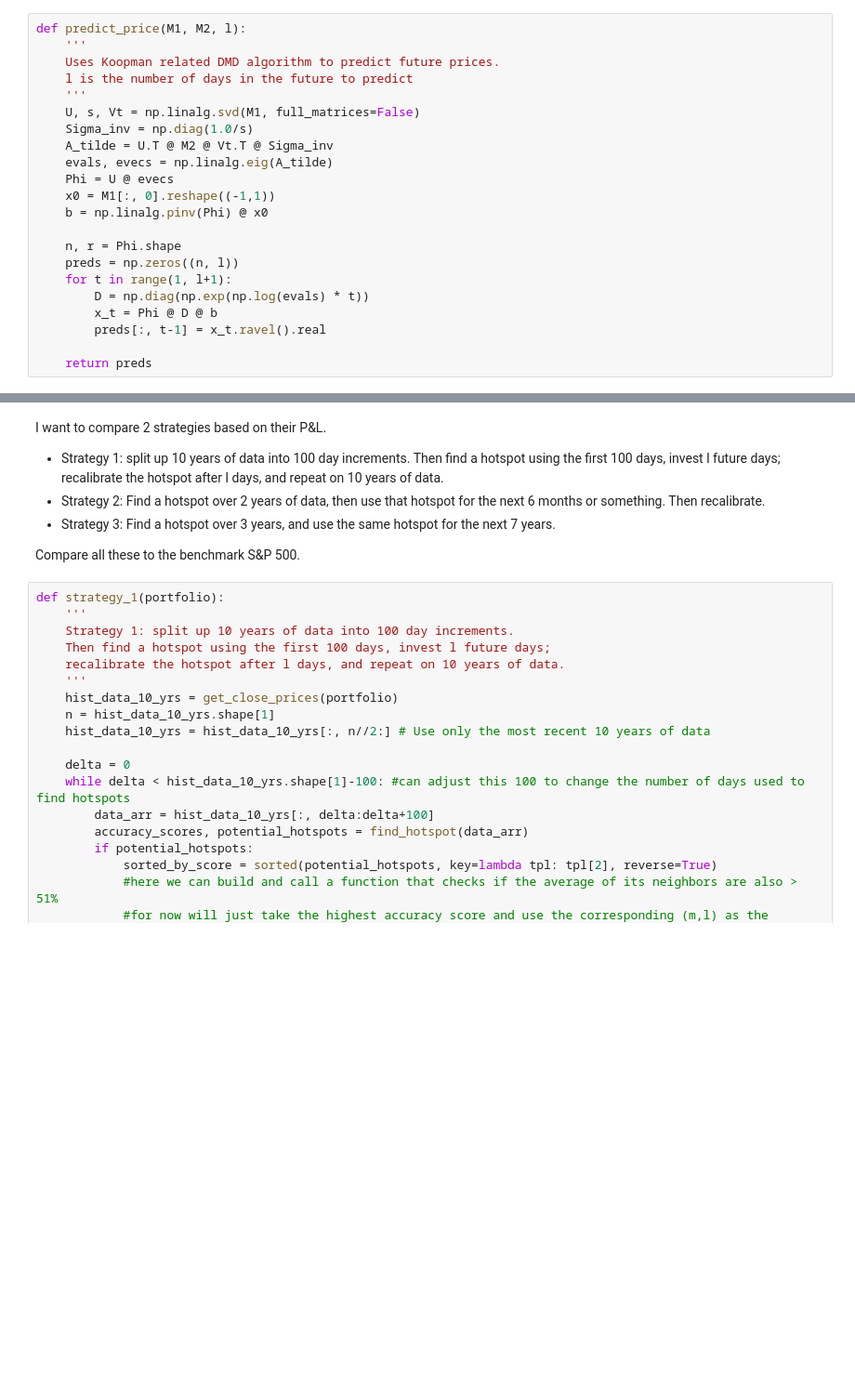
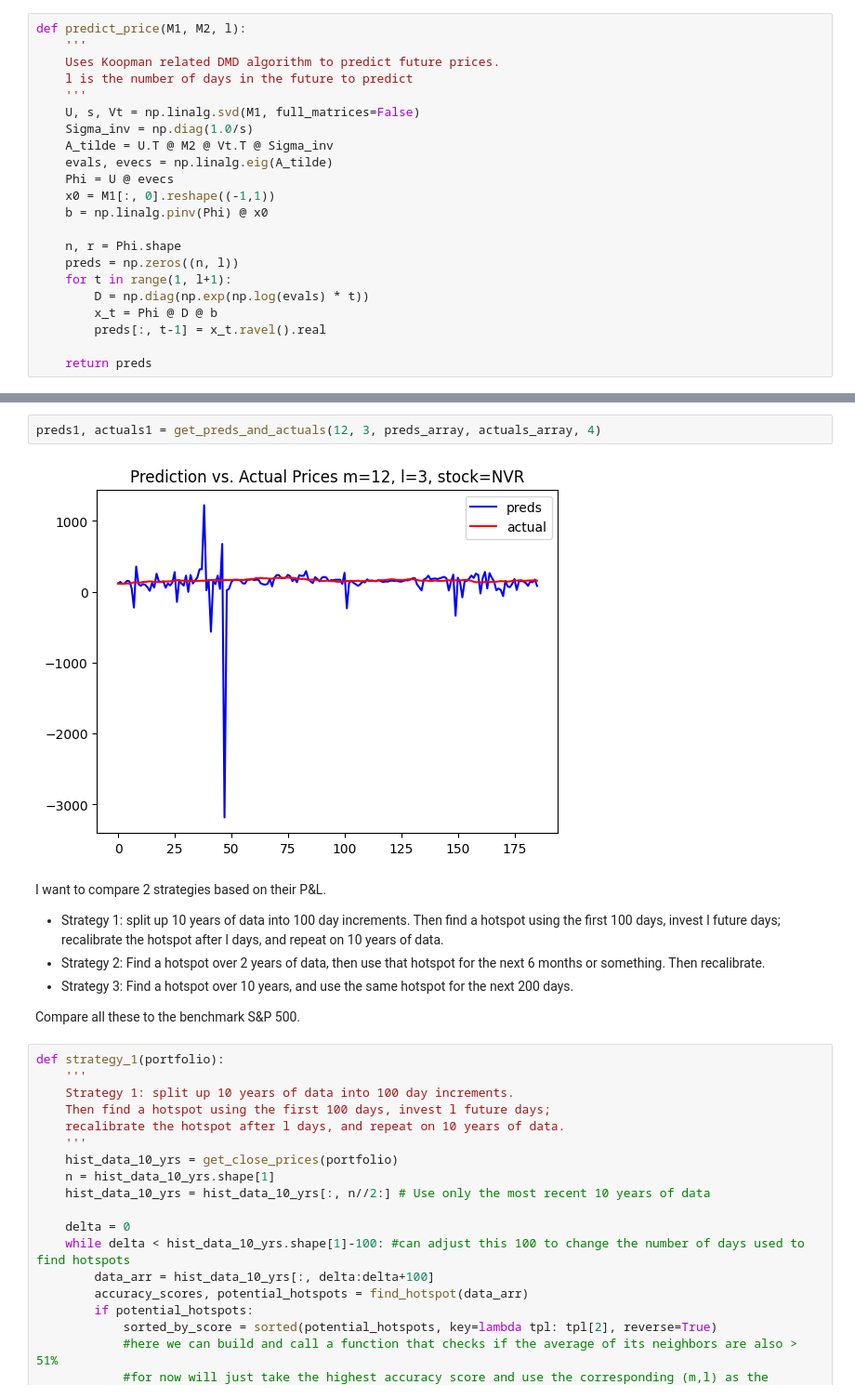
Before and after one commit to ckook24/Koopman-DMD-Algorithm, a Jupyter notebook: Koopman_DMD.ipynb, the cells around one changed output, grey strips where cells are left out. Shown at 93% size. Saved outputs shown, nothing was run; the diff lists cells and outputs as text; blank space fills up the shorter version.

```diff
--- a/Koopman_DMD.ipynb
+++ b/Koopman_DMD.ipynb
@@ -97,9 +237,13 @@ def find_hotspot(data_arr):
+# %%
+preds1, actuals1 = get_preds_and_actuals(12, 3, preds_array, actuals_array, 4)
+# %% [output]
+[figure, added]
 # %% [markdown]
 I want to compare 2 strategies based on their P&L.
 
 - Strategy 1: split up 10 years of data into 100 day increments. Then find a hotspot using the first 100 days, invest l future days; recalibrate the hotspot after l days, and repeat on 10 years of data.
 - Strategy 2: Find a hotspot over 2 years of data, then use that hotspot for the next 6 months or something. Then recalibrate.
-- Strategy 3: Find a hotspot over 3 years, and use the same hotspot for the next 7 years.
+- Strategy 3: Find a hotspot over 10 years, and use the same hotspot for the next 200 days.
 
 Compare all these to the benchmark S&P 500.
 # %%
```
Also changed, not shown: parts of 25 cells of this notebook.
